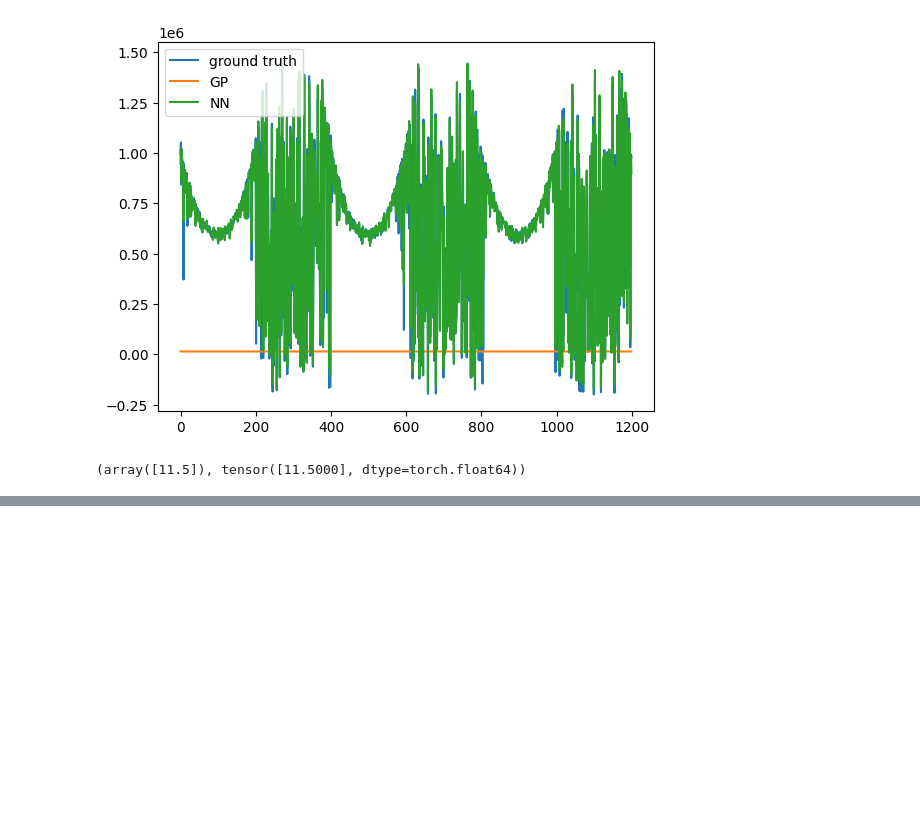
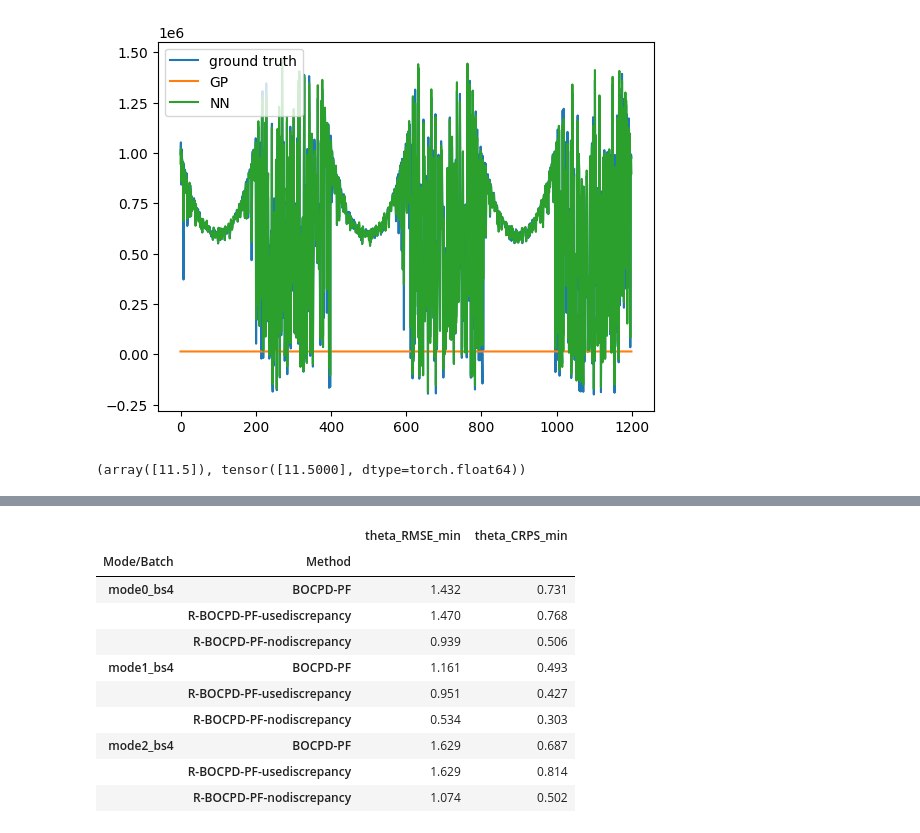
Before and after one commit to crushonyfg/DynamicCalibration, a Jupyter notebook: simulation_trial.ipynb, the cells around one changed output, grey strips where cells are left out. Cells and saved outputs as stored; diff of their text form; code cells hidden in the pictures; blank space fills up the shorter version.

```diff
--- a/simulation_trial.ipynb
+++ b/simulation_trial.ipynb
@@ -1716,0 +1885,26 @@ thb, newth
+# %%
+import numpy as np
+
+# df_9x4: index = ["Mode/Batch","Method"]
+# columns = ["theta_RMSE_std","theta_CRPS_std","theta_RMSE_raw","theta_CRPS_raw"]
+
+df_min_9x2 = df_9x4.copy()
+df_min_9x2["theta_RMSE_min"] = df_min_9x2[["theta_RMSE_std", "theta_RMSE_raw"]].min(axis=1)
+df_min_9x2["theta_CRPS_min"] = df_min_9x2[["theta_CRPS_std", "theta_CRPS_raw"]].min(axis=1)
+
+# keep only 2 columns (9x2)
+df_min_9x2 = df_min_9x2[["theta_RMSE_min", "theta_CRPS_min"]]
+
+df_min_9x2
+# %% [output]
+|  |  | theta_RMSE_min | theta_CRPS_min |
+| Mode/Batch | Method |  |  |
+| mode0_bs4 | BOCPD-PF | 1.432 | 0.731 |
+|  | R-BOCPD-PF-usediscrepancy | 1.470 | 0.768 |
+|  | R-BOCPD-PF-nodiscrepancy | 0.939 | 0.506 |
+| mode1_bs4 | BOCPD-PF | 1.161 | 0.493 |
+|  | R-BOCPD-PF-usediscrepancy | 0.951 | 0.427 |
+|  | R-BOCPD-PF-nodiscrepancy | 0.534 | 0.303 |
+| mode2_bs4 | BOCPD-PF | 1.629 | 0.687 |
+|  | R-BOCPD-PF-usediscrepancy | 1.629 | 0.814 |
+|  | R-BOCPD-PF-nodiscrepancy | 1.074 | 0.502 |
```
Also changed, not shown: parts of 3 cells of this notebook, 24 other files.
